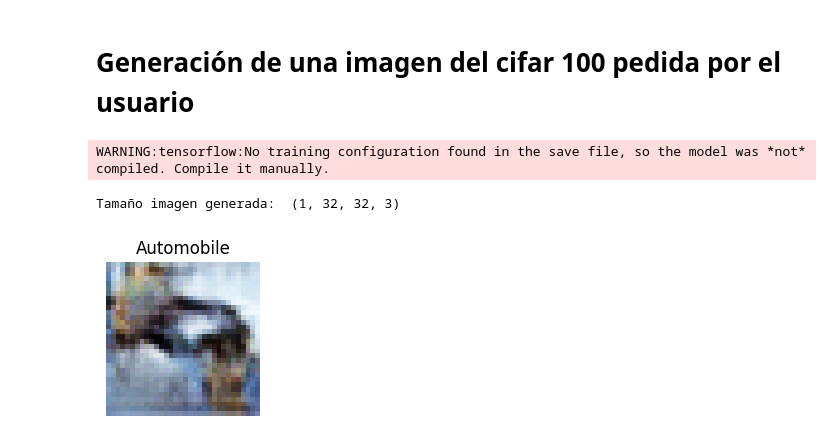
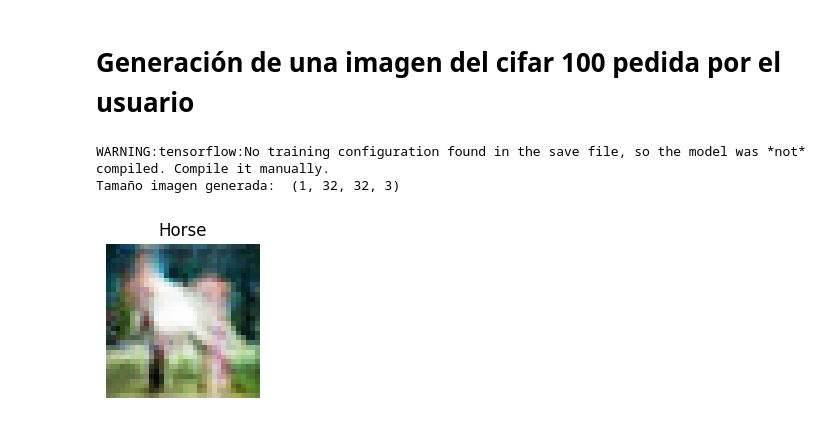
Before and after one commit to ignaciolembo7/ml_ib_final_project, a Jupyter notebook: resultados/modelo_5_cifar10_v1/cgan_train_m5_cifar10.ipynb, the cells around one changed output. Cells and saved outputs as stored; diff of their text form; code cells hidden in the pictures.

```diff
--- a/resultados/modelo_5_cifar10_v1/cgan_train_m5_cifar10.ipynb
+++ b/resultados/modelo_5_cifar10_v1/cgan_train_m5_cifar10.ipynb
@@ -735,34 +735,34 @@ tags = ['Airplane', 'Automobile', 'Bird', 'Cat', 'Deer', 'Dog', 'Frog', 'Horse',
 
 def get_index(word, tags_list):
     try:
         return tags_list.index(word)
     except ValueError:
         return -1  # Devuelve -1 si la palabra no se encuentra en la lista
 
 # Cargar el modelo generador
-g_model = load_model('/content/drive/MyDrive/Lembo/gmodel_m5_cifar10.h5')
+g_model = load_model('gmodel_m5_cifar10.h5')
 
-imagen_a_generar = 'Automobile'
+imagen_a_generar = 'Horse'
 index = get_index(imagen_a_generar, tags)
 
 #label = tf.expand_dims(numero_a_generar, axis=-1) #expando la dimension de y_train para que quede analogo al ejemplo del cifar10
 label = tf.ones(1)*index
 
 # Generar ruido aleatorio
 noise = tf.random.normal(shape=(1, noise_dim))
 
 # Generar imagen falsa
 generated_image = g_model([noise, label]) #  Genero imagenes falsas
 #generated_image = g_model.predict([noise, label])
 print("Tamaño imagen generada: ", generated_image.shape)
 
 plt.figure(figsize=(2,2))
 img = image.array_to_img(generated_image[0], scale=True)
 plt.imshow(img)
 plt.axis('off')
 plt.title(f"{tags[index]}")
 plt.show()
 # %% [output]
 WARNING:tensorflow:No training configuration found in the save file, so the model was *not* compiled. Compile it manually.
+Tamaño imagen generada:  (1, 32, 32, 3)
-Tamaño imagen generada:  (1, 32, 32, 3)
-[figure, old version]
+[figure, new version]
```
Also changed, not shown: 7 other files.
